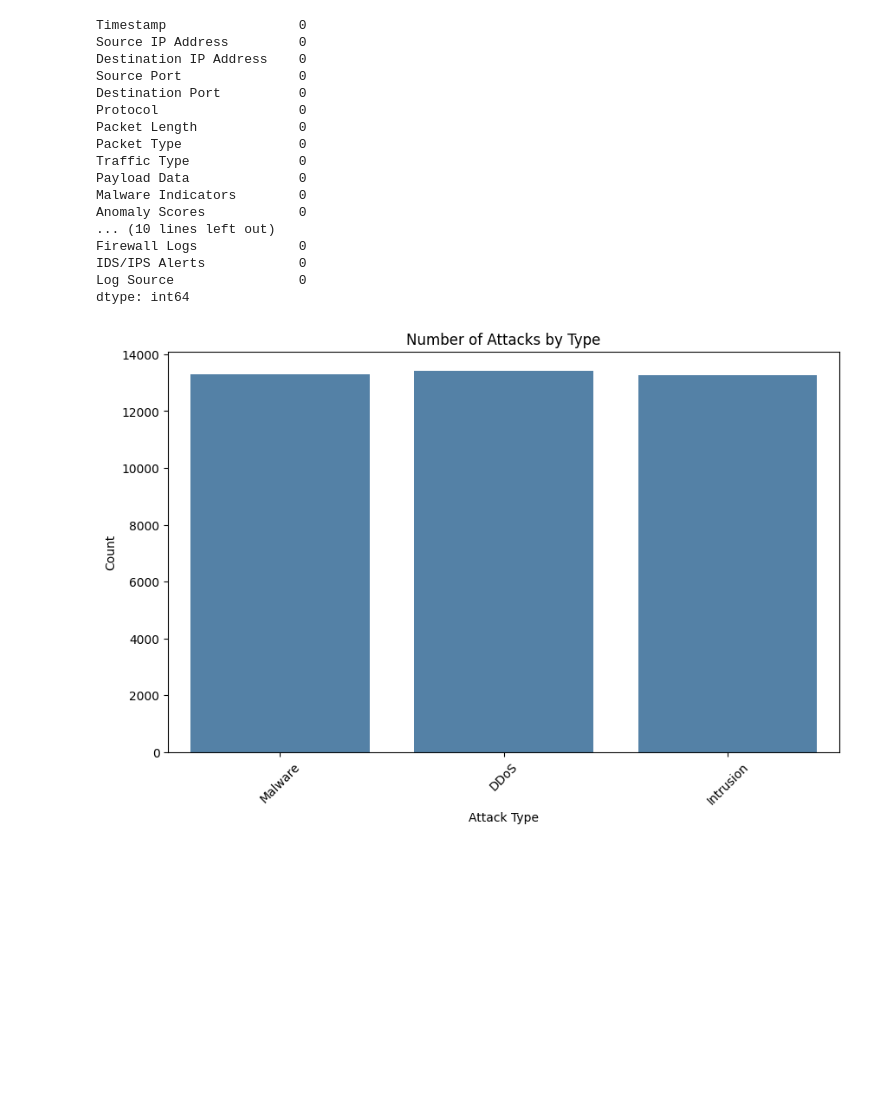
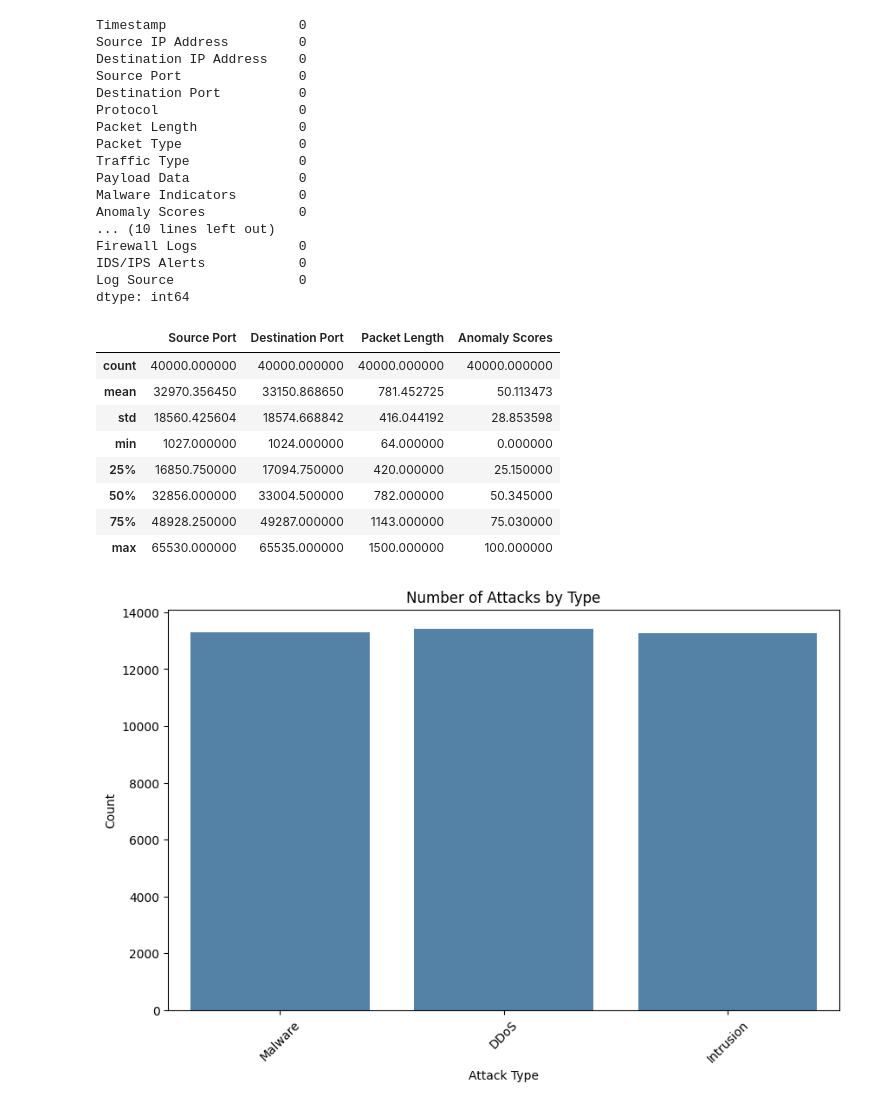
Before and after one commit to sacumesh/cyber-attack-predictor, a Jupyter notebook: notebooks/DataExplorationBeforeFeaturesEngeneering copy.ipynb, the cells around one changed output. Saved outputs shown, nothing was run; the diff lists cells and outputs as text; code cells hidden in the pictures; blank space fills up the shorter version.

```diff
--- a/notebooks/DataExplorationBeforeFeaturesEngeneering copy.ipynb
+++ b/notebooks/DataExplorationBeforeFeaturesEngeneering copy.ipynb
@@ -198,6 +200,18 @@ Firewall Logs             0
 IDS/IPS Alerts            0
 Log Source                0
 dtype: int64
+# %%
+cyber_security_df.describe()
+# %% [output]
+|  | Source Port | Destination Port | Packet Length | Anomaly Scores |
+| count | 40000.000000 | 40000.000000 | 40000.000000 | 40000.000000 |
+| mean | 32970.356450 | 33150.868650 | 781.452725 | 50.113473 |
+| std | 18560.425604 | 18574.668842 | 416.044192 | 28.853598 |
+| min | 1027.000000 | 1024.000000 | 64.000000 | 0.000000 |
+| 25% | 16850.750000 | 17094.750000 | 420.000000 | 25.150000 |
+| 50% | 32856.000000 | 33004.500000 | 782.000000 | 50.345000 |
+| 75% | 48928.250000 | 49287.000000 | 1143.000000 | 75.030000 |
+| max | 65530.000000 | 65535.000000 | 1500.000000 | 100.000000 |
 # %%
 import matplotlib.pyplot as plt
 import seaborn as sns
```
Also changed, not shown: parts of 22 cells of this notebook.
